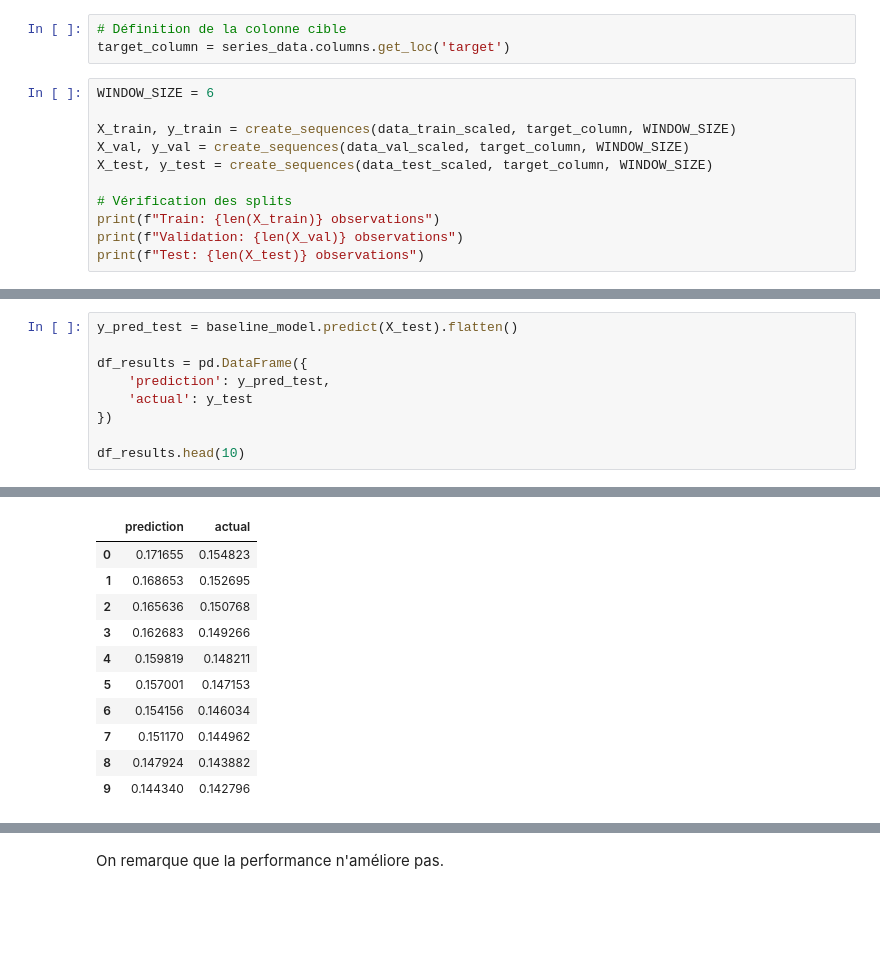
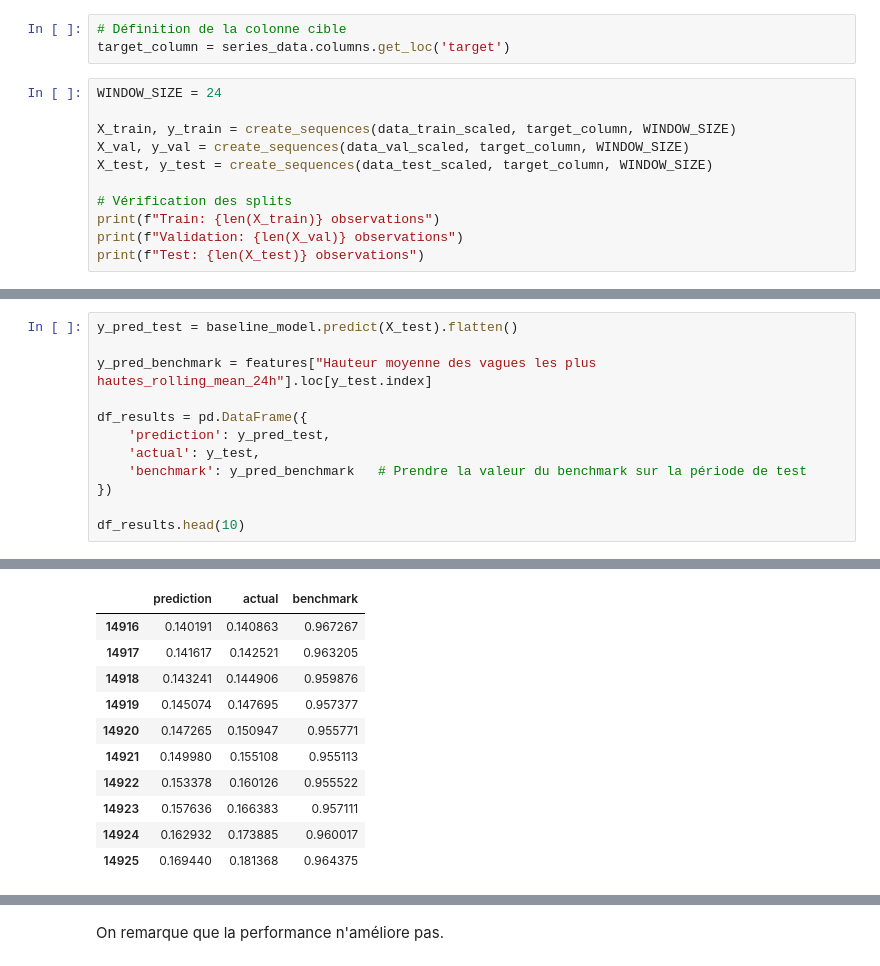
Before and after one commit to vonguyenthaonhi/SERIE-TEMPORELLE-MOSEF, a Jupyter notebook: LSTM.ipynb, the cells around one changed output, grey strips where cells are left out. Saved outputs shown, nothing was run; the diff lists cells and outputs as text; blank space fills up the shorter version.

```diff
--- a/LSTM.ipynb
+++ b/LSTM.ipynb
@@ -140,7 +143,7 @@ def create_sequences(data, target_column, sequence_length):
 # Définition de la colonne cible
 target_column = series_data.columns.get_loc('target')
 # %%
-WINDOW_SIZE = 6
+WINDOW_SIZE = 24
 
 X_train, y_train = create_sequences(data_train_scaled, target_column, WINDOW_SIZE)
 X_val, y_val = create_sequences(data_val_scaled, target_column, WINDOW_SIZE)
@@ -215,9 +211,12 @@ plt.show()
 # %%
 y_pred_test = baseline_model.predict(X_test).flatten()
 
+y_pred_benchmark = features["Hauteur moyenne des vagues les plus hautes_rolling_mean_24h"].loc[y_test.index]
+
 df_results = pd.DataFrame({
     'prediction': y_pred_test,
-    'actual': y_test
+    'actual': y_test,
+    'benchmark': y_pred_benchmark   # Prendre la valeur du benchmark sur la période de test
 })
 
 df_results.head(10)
@@ -226,14 +225,14 @@ df_results.head(10)
-|  | prediction | actual |
-| 0 | 0.171655 | 0.154823 |
-| 1 | 0.168653 | 0.152695 |
-| 2 | 0.165636 | 0.150768 |
-| 3 | 0.162683 | 0.149266 |
-| 4 | 0.159819 | 0.148211 |
-| 5 | 0.157001 | 0.147153 |
-| 6 | 0.154156 | 0.146034 |
-| 7 | 0.151170 | 0.144962 |
-| 8 | 0.147924 | 0.143882 |
-| 9 | 0.144340 | 0.142796 |
+|  | prediction | actual | benchmark |
+| 14916 | 0.140191 | 0.140863 | 0.967267 |
+| 14917 | 0.141617 | 0.142521 | 0.963205 |
+| 14918 | 0.143241 | 0.144906 | 0.959876 |
+| 14919 | 0.145074 | 0.147695 | 0.957377 |
+| 14920 | 0.147265 | 0.150947 | 0.955771 |
+| 14921 | 0.149980 | 0.155108 | 0.955113 |
+| 14922 | 0.153378 | 0.160126 | 0.955522 |
+| 14923 | 0.157636 | 0.166383 | 0.957111 |
+| 14924 | 0.162932 | 0.173885 | 0.960017 |
+| 14925 | 0.169440 | 0.181368 | 0.964375 |
 # %%
 # Plot predictions vs actual values
 plt.figure(figsize=(10, 5))
```
Also changed, not shown: parts of 16 cells of this notebook.
